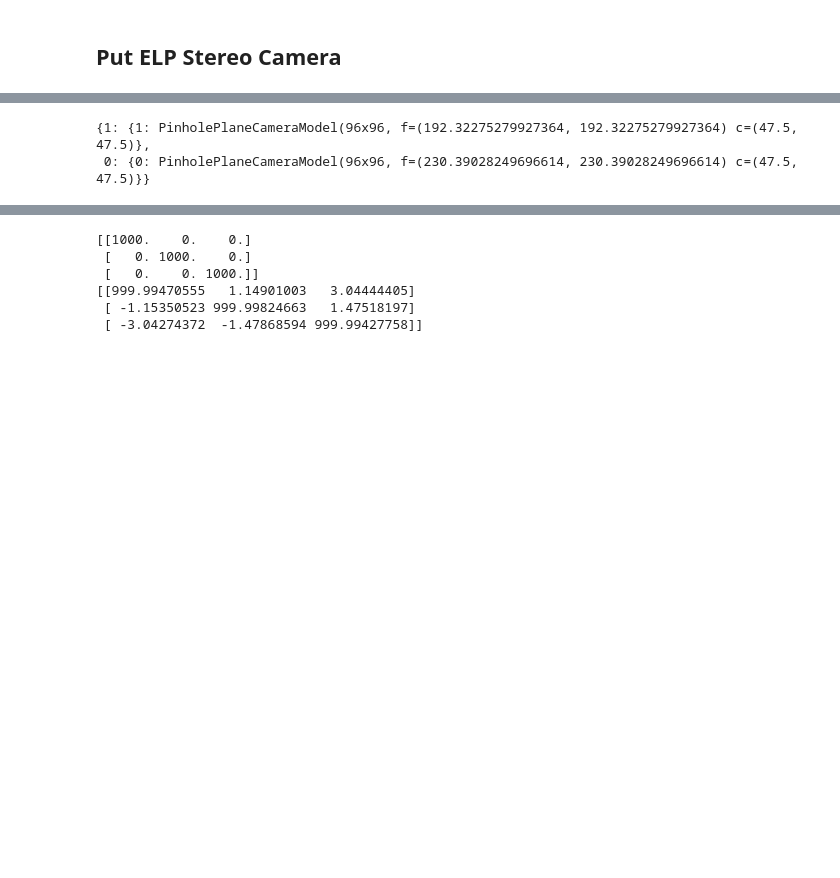
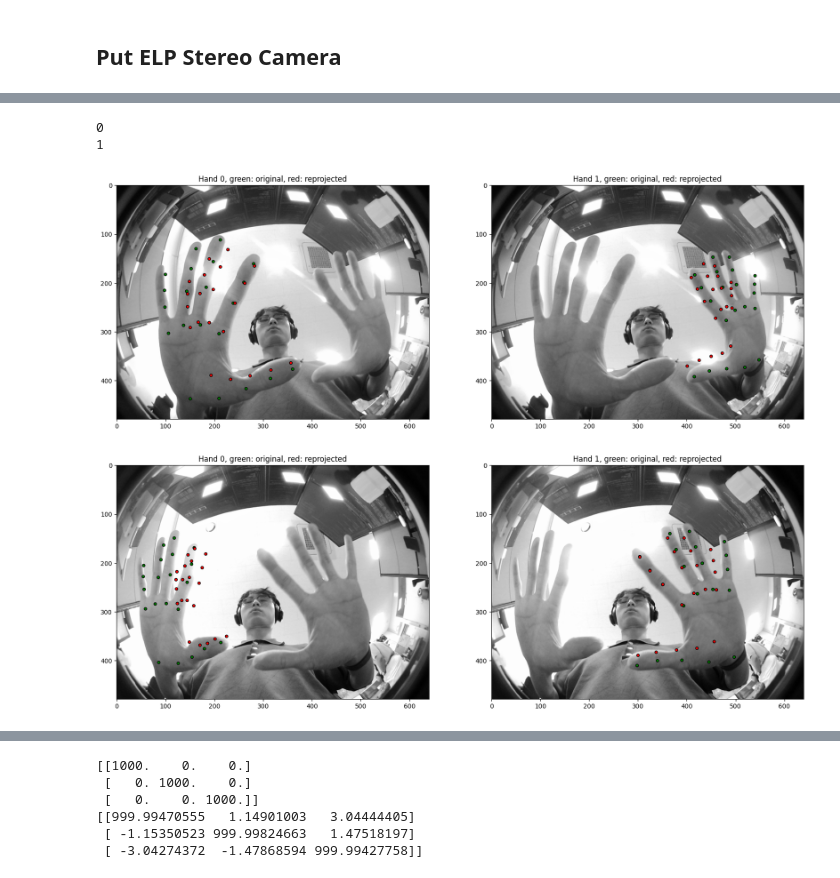
Before and after one commit to 2InfinityN6eyond/AbsoluteTrack, a Jupyter notebook: agora/playgroynd_io.ipynb, the cells around one changed output, grey strips where cells are left out. Drawn from its saved outputs; the diff is of its cells as text; code cells hidden in the pictures; blank space fills up the shorter version.

```diff
--- a/agora/playgroynd_io.ipynb
+++ b/agora/playgroynd_io.ipynb
@@ -2161,17 +2698,40 @@ right cam detected hand index :  0 1
 # %%
 model_name = "pretrained_weights.torch"
 model_path = os.path.join(".", "pretrained_models", model_name)
 model = load_pretrained_model(model_path)
 model.eval()
 tracker = HandTracker(model, HandTrackerOpts())
 
 crop_camera_dict = tracker.gen_crop_cameras_from_stereo_camera_with_window_hand_pose(
     camera_left = cam_left,
     camera_right = cam_right,
     window_hand_pose_left = hand_pose_window_left_cam,
     window_hand_pose_right = hand_pose_window_right_cam
 )
 crop_camera_dict
+
+fisheye_stereo_input_frame = InputFrame(
+    views = [
+        ViewData(
+            image = frame_left_gray,
+            camera = cam_left,
+            camera_angle = 0,
+        ),
+        ViewData(
+            image = frame_right_gray,
+            camera = cam_right,
+            camera_angle = 0,
+        )
+    ]
+)
+tracker.visualize_crop_cameras(
+    input_frame = fisheye_stereo_input_frame,
+    window_hand_pose_left = hand_pose_window_left_cam,
+    window_hand_pose_right = hand_pose_window_right_cam,
+    crop_camera_dict = crop_camera_dict
+)
 # %% [output]
-{1: {1: PinholePlaneCameraModel(96x96, f=(192.32275279927364, 192.32275279927364) c=(47.5, 47.5)},
- 0: {0: PinholePlaneCameraModel(96x96, f=(230.39028249696614, 230.39028249696614) c=(47.5, 47.5)}}
+0
+1
+[figure, added]
+[figure, added]
```
Also changed, not shown: parts of 18 cells of this notebook, 17 other files.
